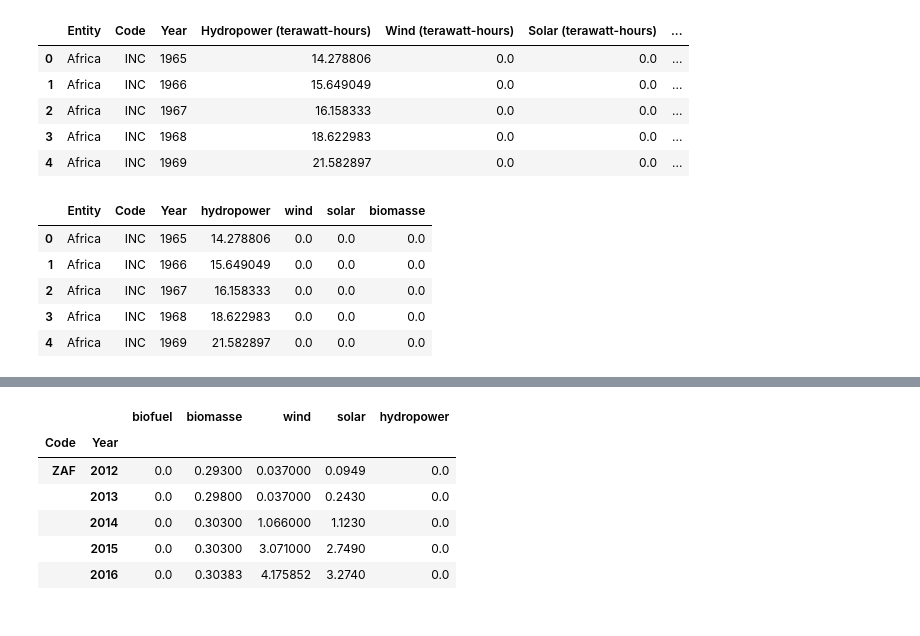
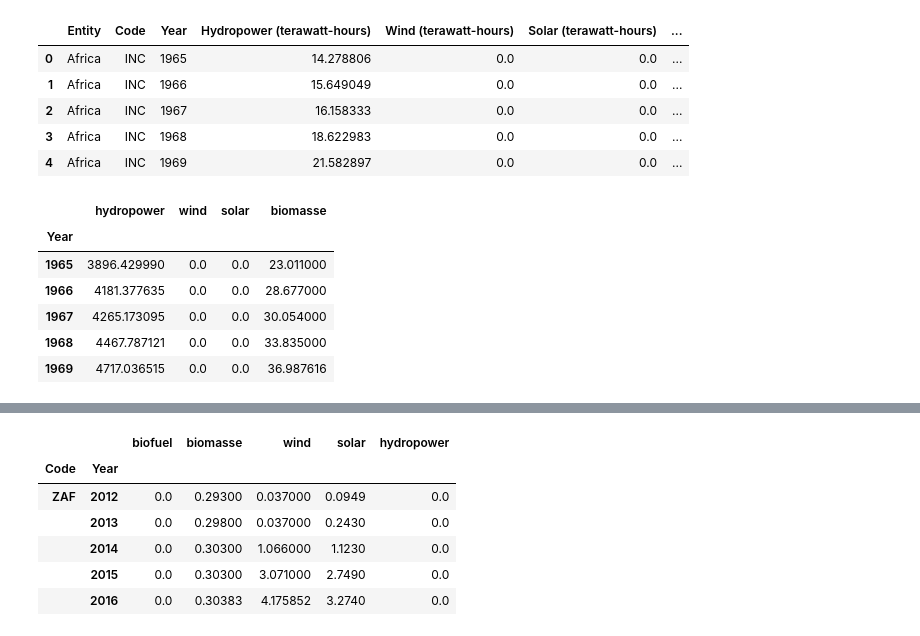
Before and after one commit to aksl20/hackathon-futur-energy, a Jupyter notebook: python/notebook/clean_renew_data.ipynb, the cells around one changed output, grey strips where cells are left out. Saved outputs shown, nothing was run; the diff lists cells and outputs as text; code cells hidden in the pictures.

```diff
--- a/python/notebook/clean_renew_data.ipynb
+++ b/python/notebook/clean_renew_data.ipynb
@@ -63,11 +65,13 @@ data_mrec.head()
 | 4 | Africa | INC | 1969 | 21.582897 | 0.0 | 0.0 | ... |
 # %%
 data_mrec_clean = clean_data(data_mrec)
-data_mrec_clean.head()
+data_mrec_clean_year = data_mrec_clean.groupby('Year').sum()
+data_mrec_clean_year.head()
 # %% [output]
-|  | Entity | Code | Year | hydropower | wind | solar | biomasse |
-| 0 | Africa | INC | 1965 | 14.278806 | 0.0 | 0.0 | 0.0 |
-| 1 | Africa | INC | 1966 | 15.649049 | 0.0 | 0.0 | 0.0 |
-| 2 | Africa | INC | 1967 | 16.158333 | 0.0 | 0.0 | 0.0 |
-| 3 | Africa | INC | 1968 | 18.622983 | 0.0 | 0.0 | 0.0 |
-| 4 | Africa | INC | 1969 | 21.582897 | 0.0 | 0.0 | 0.0 |
+|  | hydropower | wind | solar | biomasse |
+| Year |  |  |  |  |
+| 1965 | 3896.429990 | 0.0 | 0.0 | 23.011000 |
+| 1966 | 4181.377635 | 0.0 | 0.0 | 28.677000 |
+| 1967 | 4265.173095 | 0.0 | 0.0 | 30.054000 |
+| 1968 | 4467.787121 | 0.0 | 0.0 | 33.835000 |
+| 1969 | 4717.036515 | 0.0 | 0.0 | 36.987616 |
```
Also changed, not shown: parts of 4 cells of this notebook.
